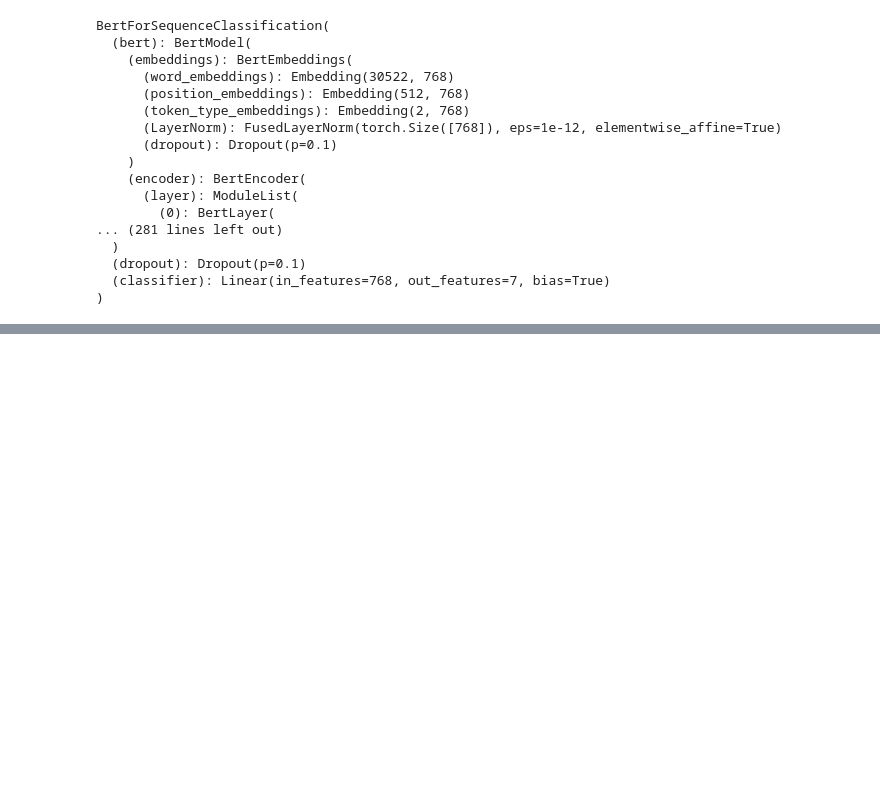
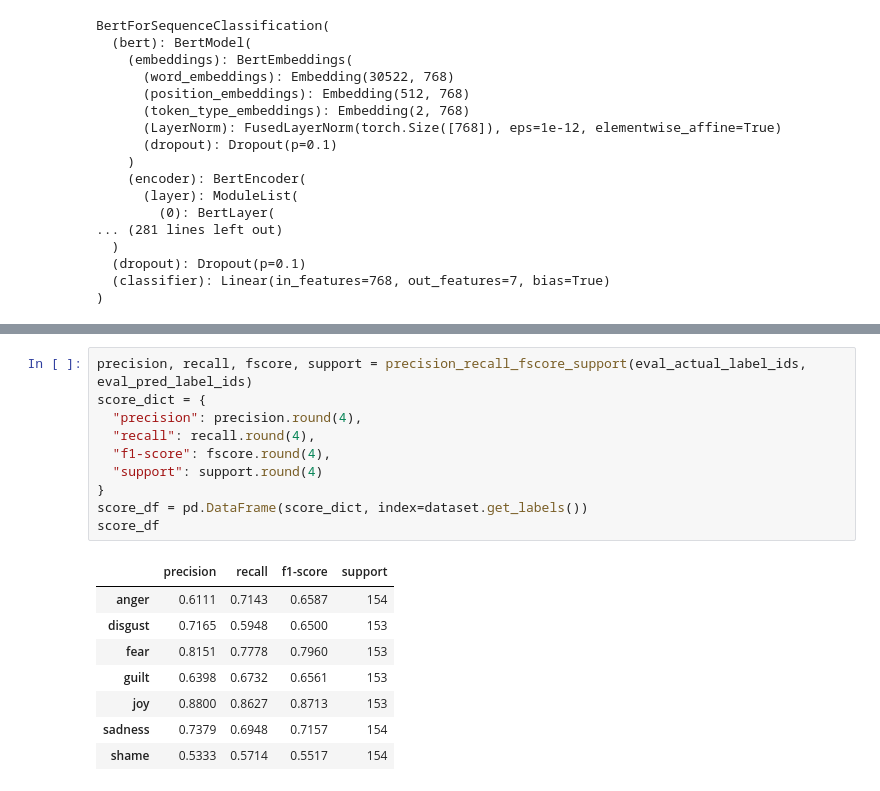
Before and after one commit to nakamura41/emotion_detection_notebooks, a Jupyter notebook: ISEAR_Emotion_Analysis_BERT_PyTorch.ipynb, the cells around one changed output, grey strips where cells are left out. Cells and saved outputs as stored; diff of their text form; blank space fills up the shorter version.

```diff
--- a/ISEAR_Emotion_Analysis_BERT_PyTorch.ipynb
+++ b/ISEAR_Emotion_Analysis_BERT_PyTorch.ipynb
@@ -797,0 +818,19 @@ HBox(children=(IntProgress(value=0, description='Evaluating', max=288, style=Pro
+# %%
+precision, recall, fscore, support = precision_recall_fscore_support(eval_actual_label_ids, eval_pred_label_ids)
+score_dict = {
+  "precision": precision.round(4),
+  "recall": recall.round(4),
+  "f1-score": fscore.round(4),
+  "support": support.round(4)
+}
+score_df = pd.DataFrame(score_dict, index=dataset.get_labels())
+score_df
+# %% [output]
+|  | precision | recall | f1-score | support |
+| anger | 0.6111 | 0.7143 | 0.6587 | 154 |
+| disgust | 0.7165 | 0.5948 | 0.6500 | 153 |
+| fear | 0.8151 | 0.7778 | 0.7960 | 153 |
+| guilt | 0.6398 | 0.6732 | 0.6561 | 153 |
+| joy | 0.8800 | 0.8627 | 0.8713 | 153 |
+| sadness | 0.7379 | 0.6948 | 0.7157 | 154 |
+| shame | 0.5333 | 0.5714 | 0.5517 | 154 |
```
Also changed, not shown: parts of 18 cells of this notebook.
